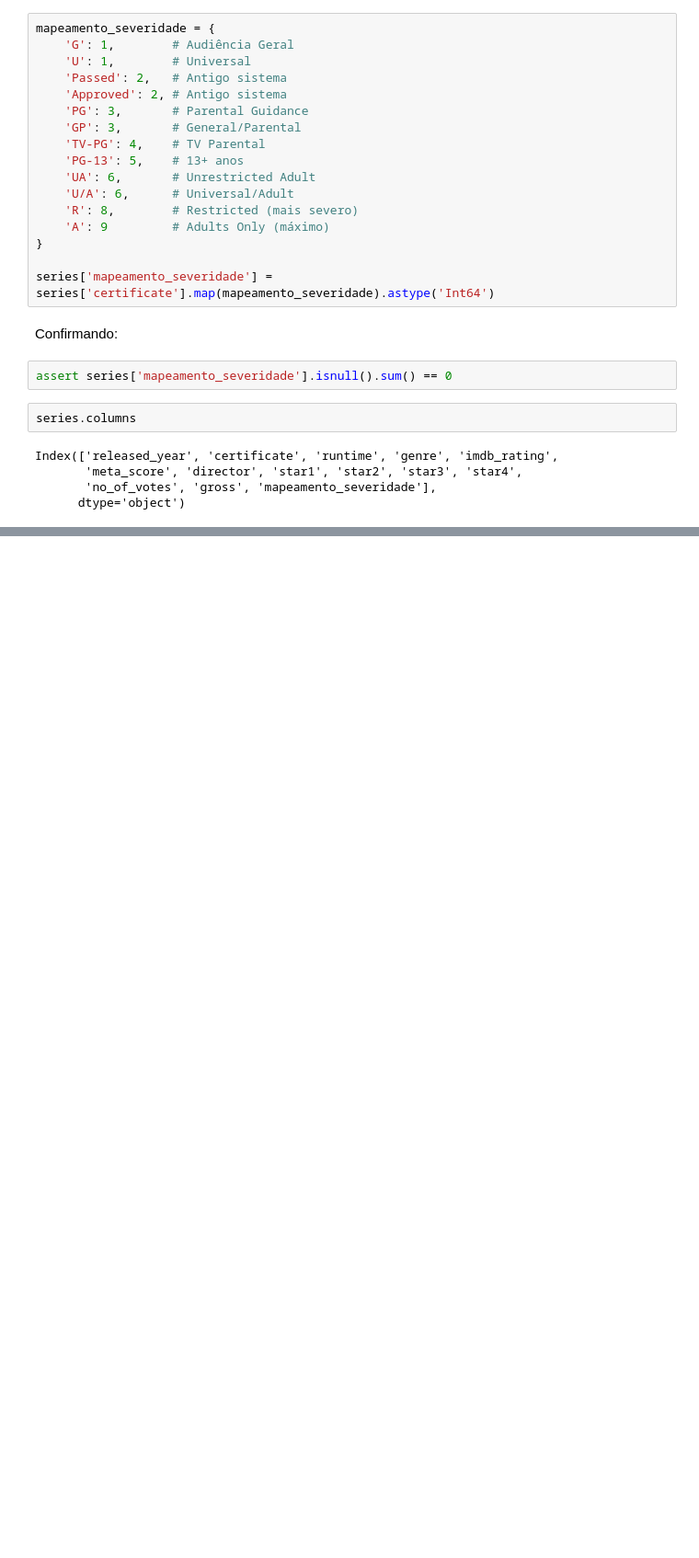
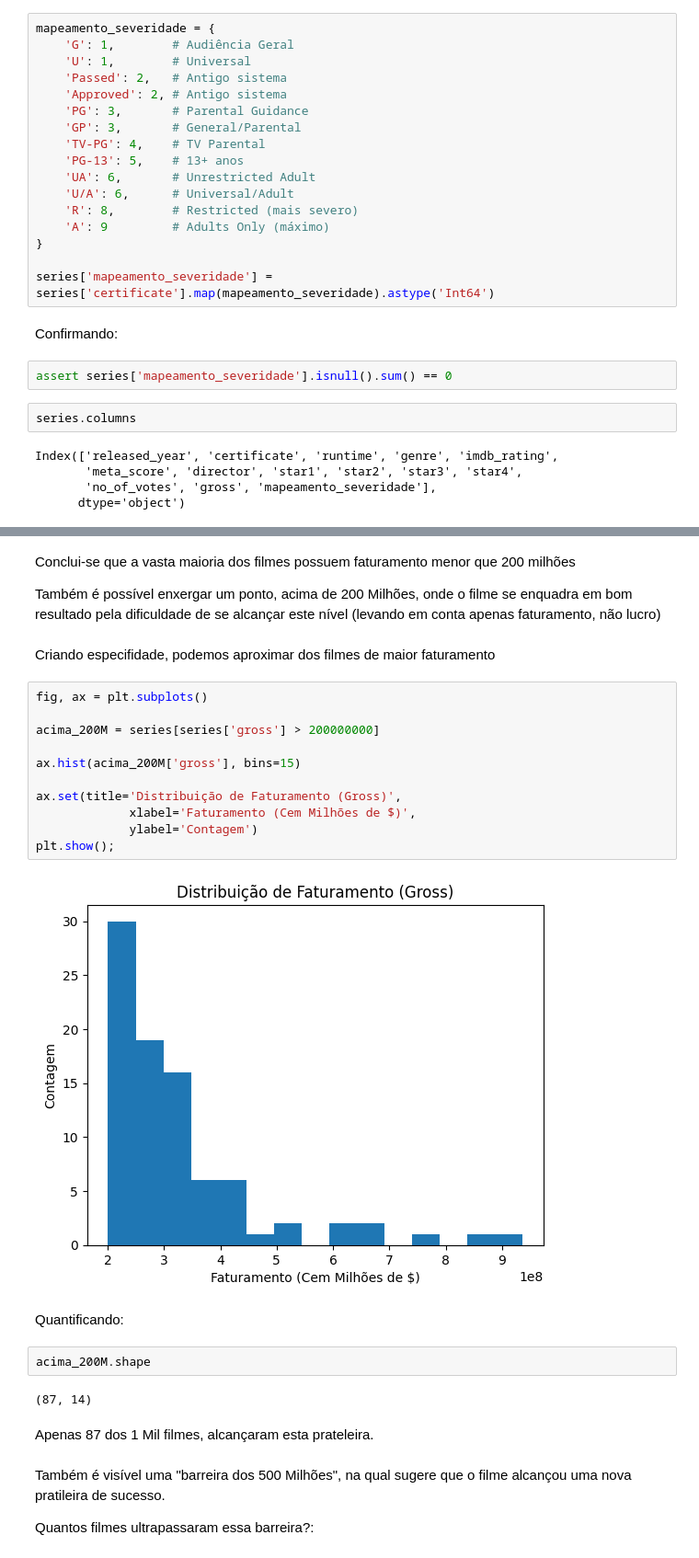
Before and after one commit to Ayrton-Machado/Previsao-de-rating-IMDB-de-filmes, a Jupyter notebook: modelo.ipynb, the cells around one changed output, grey strips where cells are left out. Shown at 92% size. Saved outputs shown, nothing was run; the diff lists cells and outputs as text; blank space fills up the shorter version.

```diff
--- a/modelo.ipynb
+++ b/modelo.ipynb
@@ -245,0 +269,31 @@ Com os dados formatados e limpos, é possível analisar estatisticamente.
+# %% [markdown]
+Conclui-se que a vasta maioria dos filmes possuem faturamento menor que 200 milhões
+
+Também é possível enxergar um ponto, acima de 200 Milhões, onde o filme se enquadra em bom resultado pela dificuldade de se alcançar este nível (levando em conta apenas faturamento, não lucro)
+# %% [markdown]
+Criando especifidade, podemos aproximar dos filmes de maior faturamento
+# %%
+fig, ax = plt.subplots()
+
+acima_200M = series[series['gross'] > 200000000]
+
+ax.hist(acima_200M['gross'], bins=15)
+
+ax.set(title='Distribuição de Faturamento (Gross)',
+             xlabel='Faturamento (Cem Milhões de $)',
+             ylabel='Contagem')
+plt.show();
+# %% [output]
+[figure, added]
+# %% [markdown]
+Quantificando:
+# %%
+acima_200M.shape
+# %% [output]
+(87, 14)
+# %% [markdown]
+Apenas 87 dos 1 Mil filmes, alcançaram esta prateleira.
+# %% [markdown]
+Também é visível uma "barreira dos 500 Milhões", na qual sugere que o filme alcançou uma nova pratileira de sucesso.
+
+Quantos filmes ultrapassaram essa barreira?:
```
Also changed, not shown: parts of 53 cells of this notebook, 1 other file.
